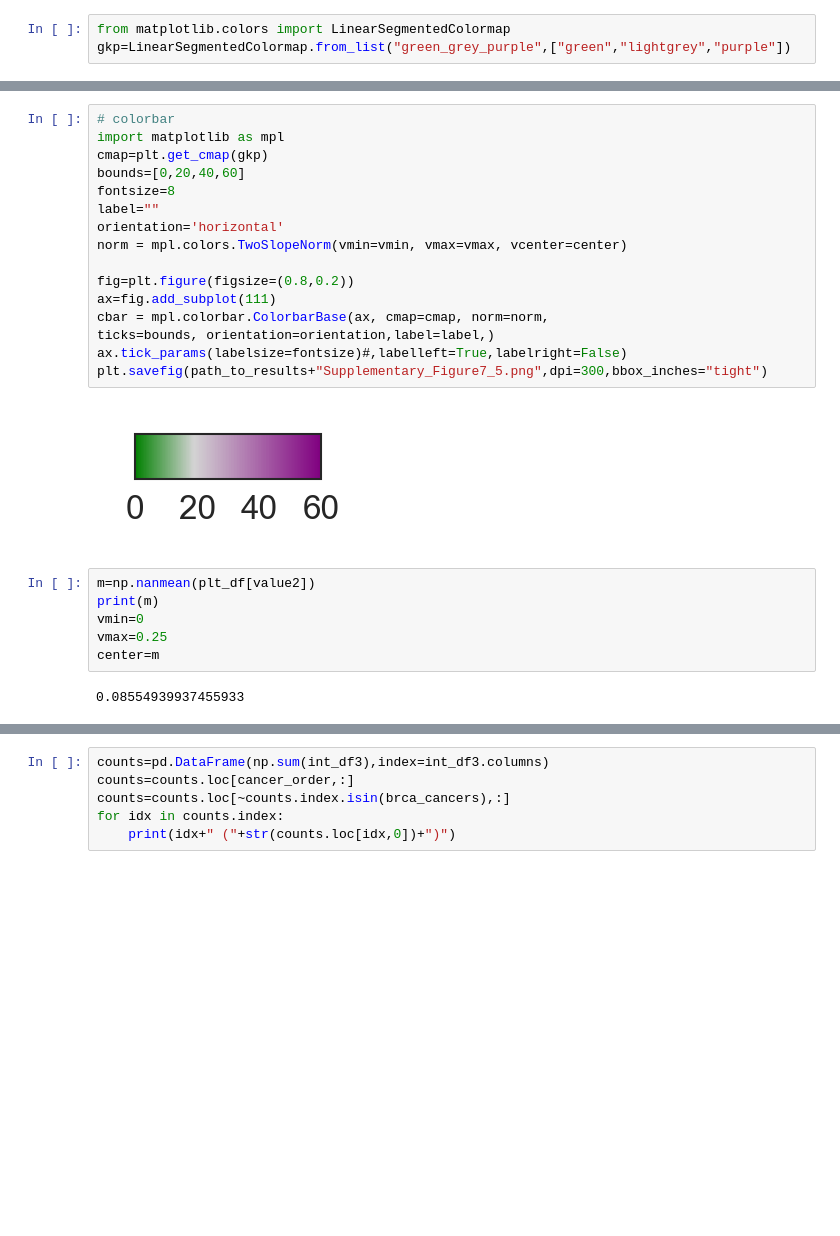
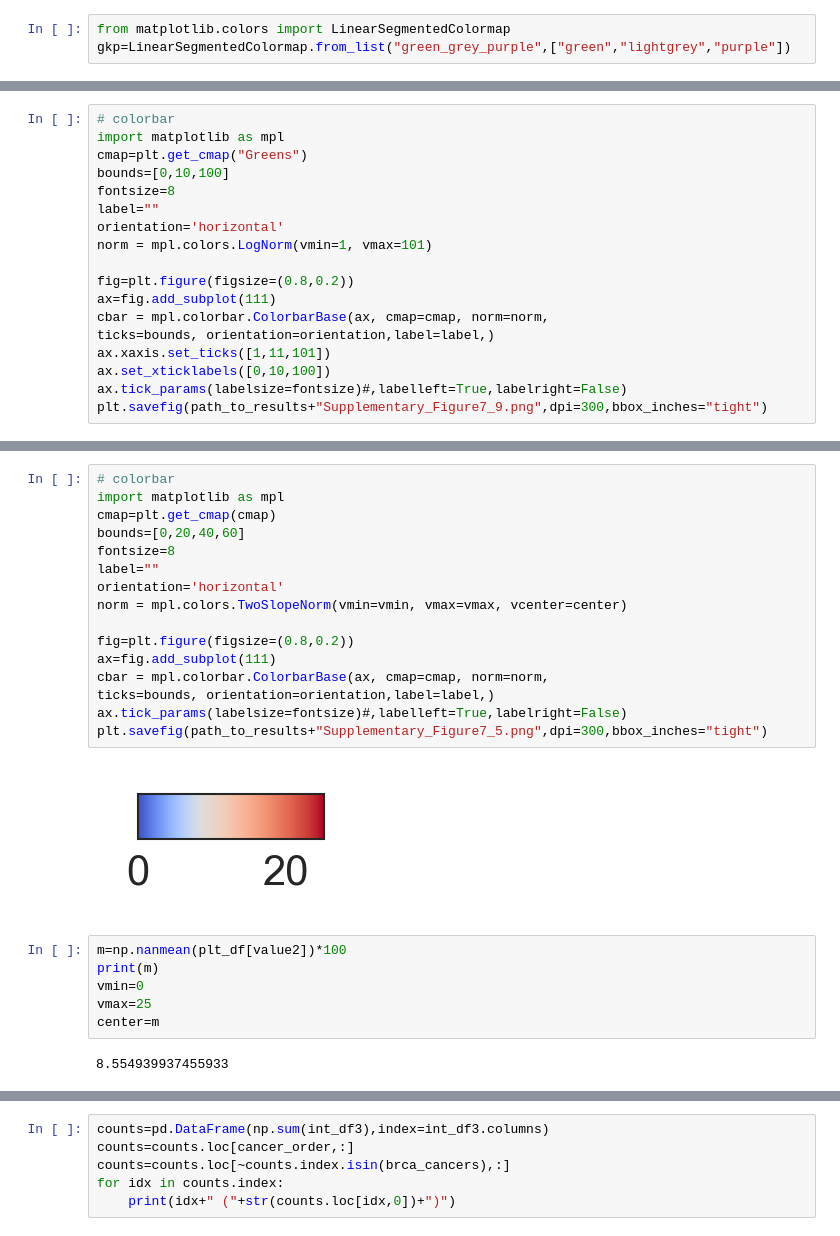
Before and after one commit to shirotak/pancancer_hrd_analysis, a Jupyter notebook: scripts/Figure2_3A.ipynb, the cells around one changed output, grey strips where cells are left out. Drawn from its saved outputs; the diff is of its cells as text; blank space fills up the shorter version.

```diff
--- a/scripts/Figure2_3A.ipynb
+++ b/scripts/Figure2_3A.ipynb
@@ -1362,0 +1376,18 @@ plt.savefig(path_to_results+"Supplementary_Figure7_2.png",dpi=300,bbox_inches="t
+# %%
+# colorbar
+import matplotlib as mpl
+cmap=plt.get_cmap("Greens")
+bounds=[0,10,100]
+fontsize=8
+label=""
+orientation='horizontal'
+norm = mpl.colors.LogNorm(vmin=1, vmax=101)
+
+fig=plt.figure(figsize=(0.8,0.2))
+ax=fig.add_subplot(111)
+cbar = mpl.colorbar.ColorbarBase(ax, cmap=cmap, norm=norm,
+ticks=bounds, orientation=orientation,label=label,)
+ax.xaxis.set_ticks([1,11,101])
+ax.set_xticklabels([0,10,100])
+ax.tick_params(labelsize=fontsize)#,labelleft=True,labelright=False)
+plt.savefig(path_to_results+"Supplementary_Figure7_9.png",dpi=300,bbox_inches="tight")
@@ -1363,27 +1396,27 @@ plt.savefig(path_to_results+"Supplementary_Figure7_2.png",dpi=300,bbox_inches="t
 # %%
 # colorbar
 import matplotlib as mpl
-cmap=plt.get_cmap(gkp)
+cmap=plt.get_cmap(cmap)
 bounds=[0,20,40,60]
 fontsize=8
 label=""
 orientation='horizontal'
 norm = mpl.colors.TwoSlopeNorm(vmin=vmin, vmax=vmax, vcenter=center)
 
 fig=plt.figure(figsize=(0.8,0.2))
 ax=fig.add_subplot(111)
 cbar = mpl.colorbar.ColorbarBase(ax, cmap=cmap, norm=norm,
 ticks=bounds, orientation=orientation,label=label,)
 ax.tick_params(labelsize=fontsize)#,labelleft=True,labelright=False)
 plt.savefig(path_to_results+"Supplementary_Figure7_5.png",dpi=300,bbox_inches="tight")
 # %% [output]
-[figure, old version]
+[figure, new version]
 # %%
-m=np.nanmean(plt_df[value2])
+m=np.nanmean(plt_df[value2])*100
 print(m)
 vmin=0
-vmax=0.25
+vmax=25
 center=m
 # %% [output]
-0.08554939937455933
+8.554939937455933
 # %%
```
Also changed, not shown: parts of 11 cells of this notebook, 36 other files.
